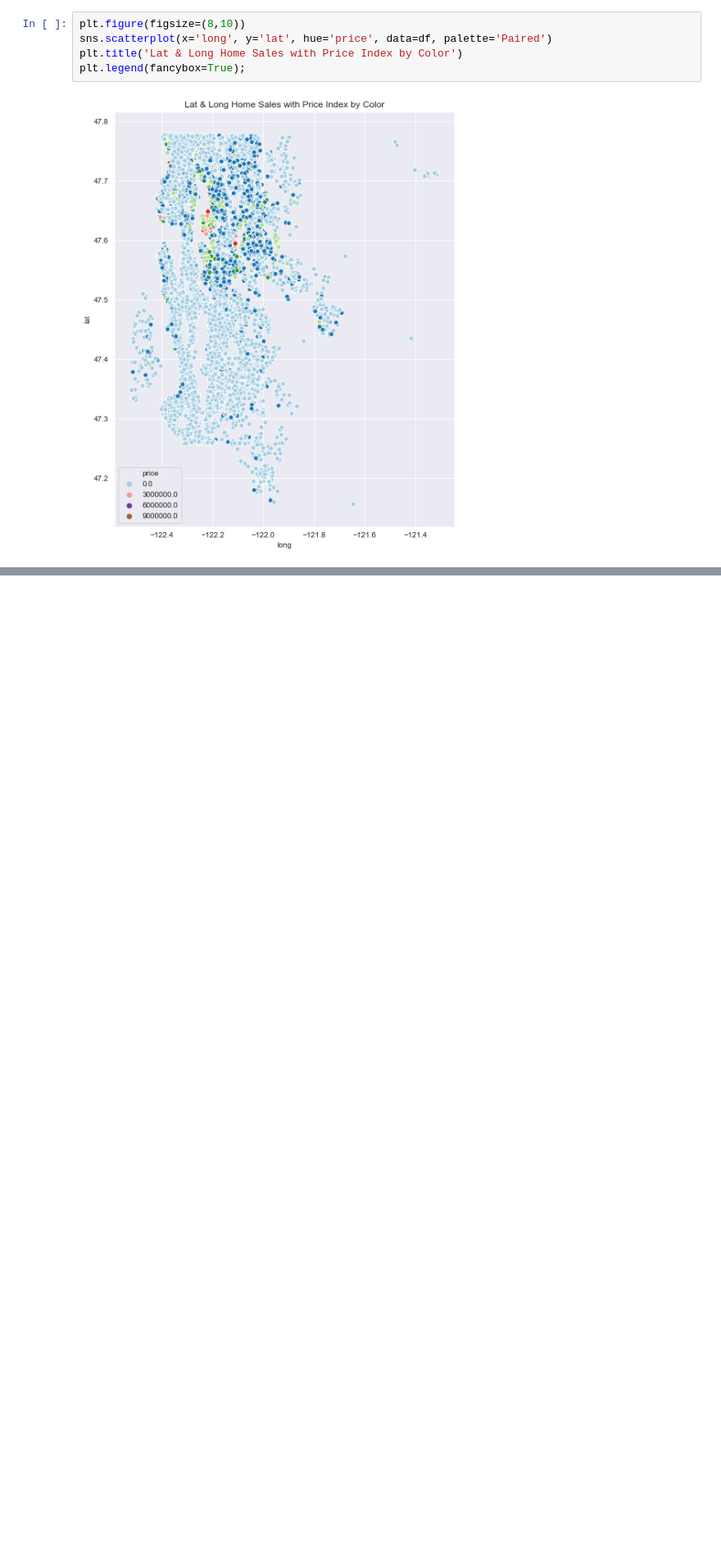
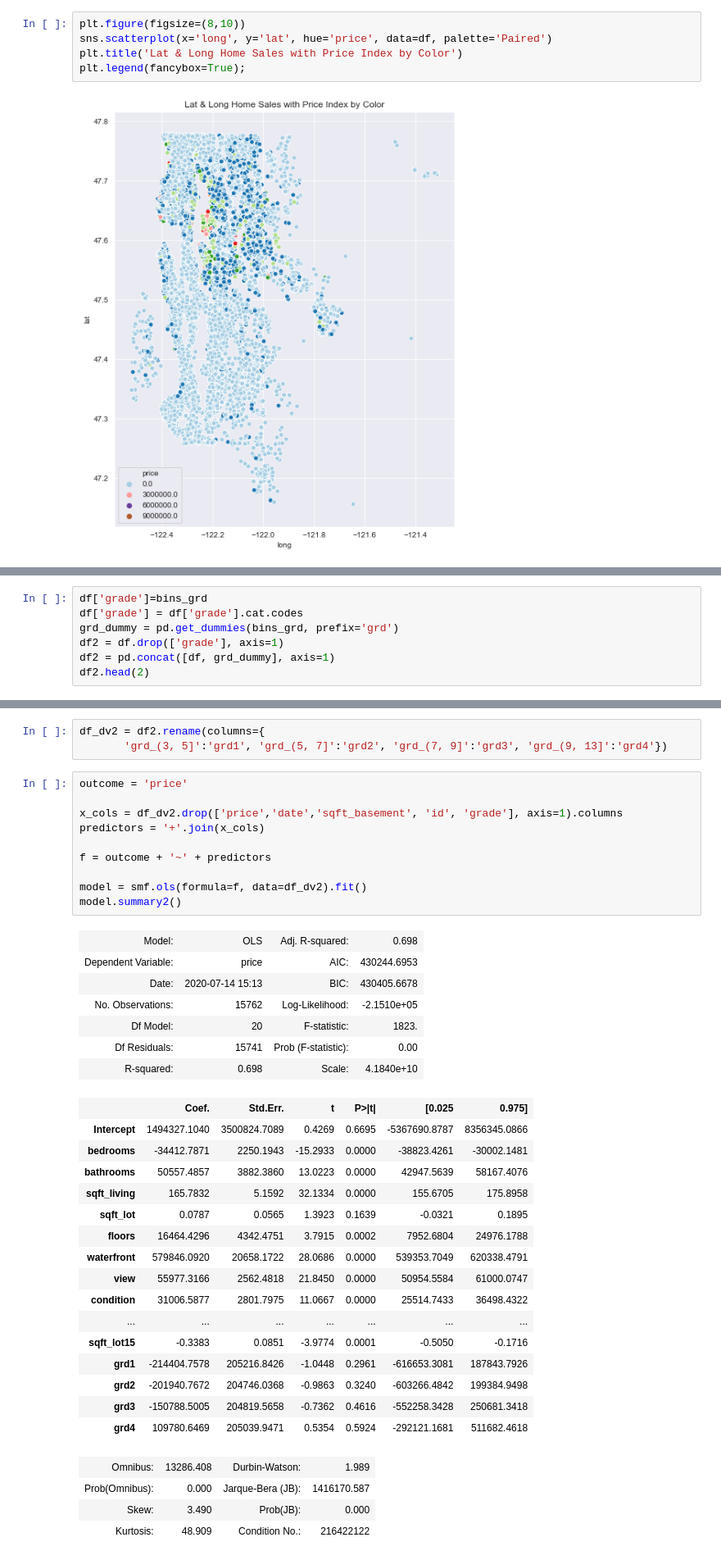
Before and after one commit to dylanteasdale12/dsc-mod-2-project-v2-1-onl01-dtsc-ft-052620, a Jupyter notebook: student.ipynb, the cells around one changed output, grey strips where cells are left out. Shown: that part at 82% size. Saved outputs shown, nothing was run; the diff lists cells and outputs as text; blank space fills up the shorter version.

```diff
--- a/student.ipynb
+++ b/student.ipynb
@@ -153,0 +287,7 @@ plt.legend(fancybox=True);
+# %%
+df['grade']=bins_grd
+df['grade'] = df['grade'].cat.codes
+grd_dummy = pd.get_dummies(bins_grd, prefix='grd')
+df2 = df.drop(['grade'], axis=1)
+df2 = pd.concat([df, grd_dummy], axis=1)
+df2.head(2)
@@ -153,0 +299,41 @@ plt.legend(fancybox=True);
+# %%
+df_dv2 = df2.rename(columns={
+       'grd_(3, 5]':'grd1', 'grd_(5, 7]':'grd2', 'grd_(7, 9]':'grd3', 'grd_(9, 13]':'grd4'})
+# %%
+outcome = 'price'
+
+x_cols = df_dv2.drop(['price','date','sqft_basement', 'id', 'grade'], axis=1).columns
+predictors = '+'.join(x_cols)
+
+f = outcome + '~' + predictors
+
+model = smf.ols(formula=f, data=df_dv2).fit()
+model.summary2()
+# %% [output]
+| Model: | OLS | Adj. R-squared: | 0.698 |
+| Dependent Variable: | price | AIC: | 430244.6953 |
+| Date: | 2020-07-14 15:13 | BIC: | 430405.6678 |
+| No. Observations: | 15762 | Log-Likelihood: | -2.1510e+05 |
+| Df Model: | 20 | F-statistic: | 1823. |
+| Df Residuals: | 15741 | Prob (F-statistic): | 0.00 |
+| R-squared: | 0.698 | Scale: | 4.1840e+10 |
+|  | Coef. | Std.Err. | t | P>|t| | [0.025 | 0.975] |
+| Intercept | 1494327.1040 | 3500824.7089 | 0.4269 | 0.6695 | -5367690.8787 | 8356345.0866 |
+| bedrooms | -34412.7871 | 2250.1943 | -15.2933 | 0.0000 | -38823.4261 | -30002.1481 |
+| bathrooms | 50557.4857 | 3882.3860 | 13.0223 | 0.0000 | 42947.5639 | 58167.4076 |
+| sqft_living | 165.7832 | 5.1592 | 32.1334 | 0.0000 | 155.6705 | 175.8958 |
+| sqft_lot | 0.0787 | 0.0565 | 1.3923 | 0.1639 | -0.0321 | 0.1895 |
+| floors | 16464.4296 | 4342.4751 | 3.7915 | 0.0002 | 7952.6804 | 24976.1788 |
+| waterfront | 579846.0920 | 20658.1722 | 28.0686 | 0.0000 | 539353.7049 | 620338.4791 |
+| view | 55977.3166 | 2562.4818 | 21.8450 | 0.0000 | 50954.5584 | 61000.0747 |
+| condition | 31006.5877 | 2801.7975 | 11.0667 | 0.0000 | 25514.7433 | 36498.4322 |
+| ... | ... | ... | ... | ... | ... | ... |
+| sqft_lot15 | -0.3383 | 0.0851 | -3.9774 | 0.0001 | -0.5050 | -0.1716 |
+| grd1 | -214404.7578 | 205216.8426 | -1.0448 | 0.2961 | -616653.3081 | 187843.7926 |
+| grd2 | -201940.7672 | 204746.0368 | -0.9863 | 0.3240 | -603266.4842 | 199384.9498 |
+| grd3 | -150788.5005 | 204819.5658 | -0.7362 | 0.4616 | -552258.3428 | 250681.3418 |
+| grd4 | 109780.6469 | 205039.9471 | 0.5354 | 0.5924 | -292121.1681 | 511682.4618 |
+| Omnibus: | 13286.408 | Durbin-Watson: | 1.989 |
+| Prob(Omnibus): | 0.000 | Jarque-Bera (JB): | 1416170.587 |
+| Skew: | 3.490 | Prob(JB): | 0.000 |
+| Kurtosis: | 48.909 | Condition No.: | 216422122 |
```
Also changed, not shown: parts of 26 cells of this notebook, 3 other files.
